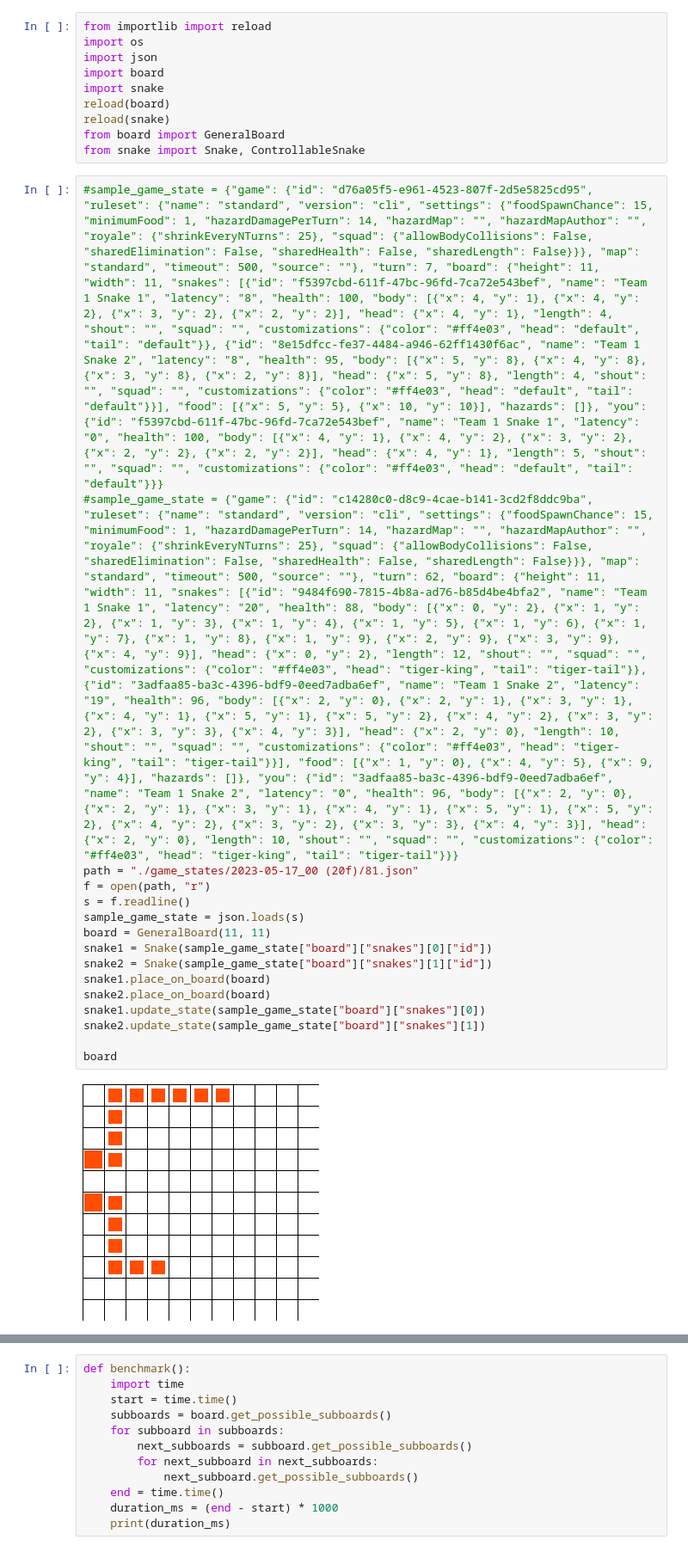
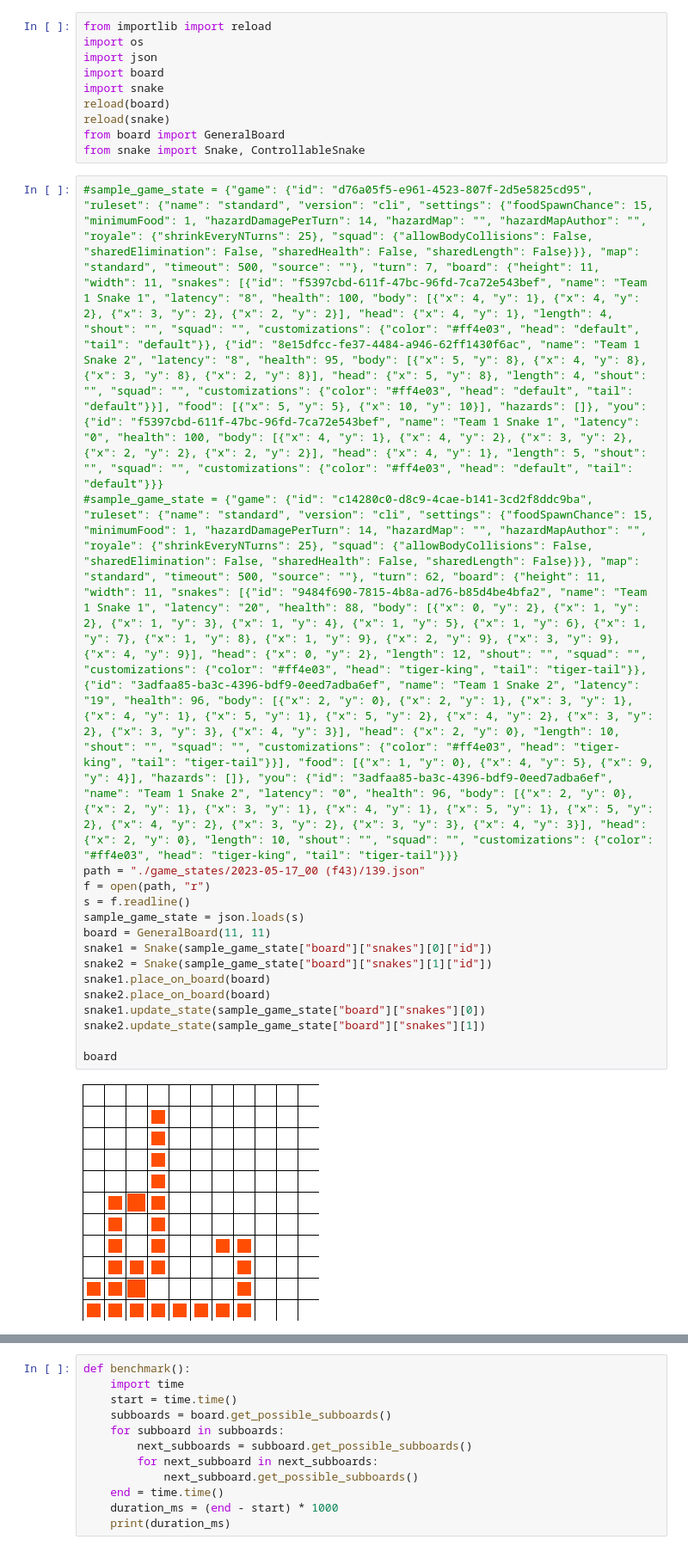
Before and after one commit to anforsm/battlesnake-AI, a Jupyter notebook: main.ipynb, the cells around one changed output, grey strips where cells are left out. Shown: that part at 86% size. Saved outputs shown, nothing was run; the diff lists cells and outputs as text.

```diff
--- a/main.ipynb
+++ b/main.ipynb
@@ -14,18 +14,18 @@ from snake import Snake, ControllableSnake
-path = "./game_states/2023-05-17_00 (20f)/81.json"
+path = "./game_states/2023-05-17_00 (f43)/139.json"
 f = open(path, "r")
 s = f.readline()
 sample_game_state = json.loads(s)
 board = GeneralBoard(11, 11)
 snake1 = Snake(sample_game_state["board"]["snakes"][0]["id"])
 snake2 = Snake(sample_game_state["board"]["snakes"][1]["id"])
 snake1.place_on_board(board)
 snake2.place_on_board(board)
 snake1.update_state(sample_game_state["board"]["snakes"][0])
 snake2.update_state(sample_game_state["board"]["snakes"][1])
 
 board
 # %% [output]
-[figure, old version]
+[figure, new version]
 <board.GeneralBoard at 0x...>
 # %%
 futures = snake2.alternative_futures("down")
```
Also changed, not shown: parts of 4 cells of this notebook.
